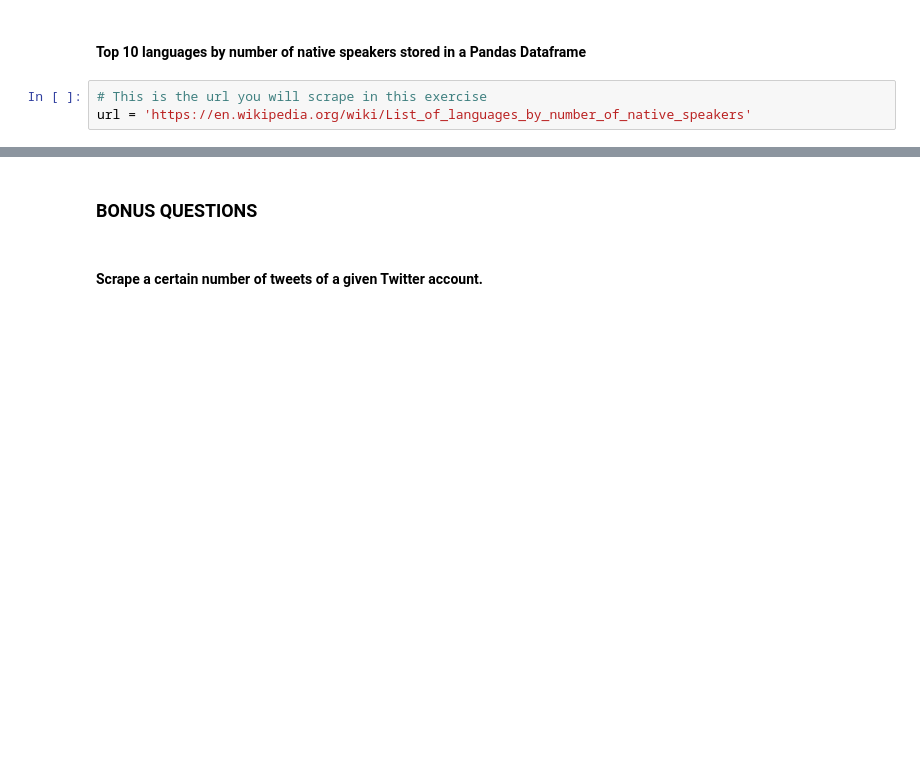
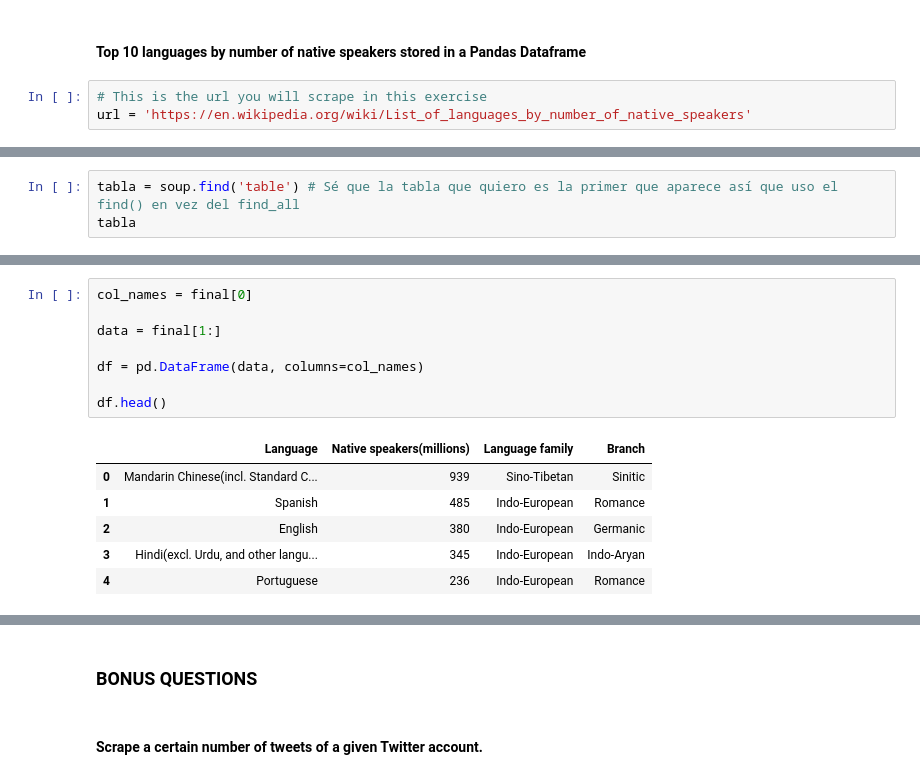
Before and after one commit to Ironhack-Data-Madrid-Octubre-2023/4.2-lab_web_scraping, a Jupyter notebook: your-code/main.ipynb, the cells around one changed output, grey strips where cells are left out. Saved outputs shown, nothing was run; the diff lists cells and outputs as text; blank space fills up the shorter version.

```diff
--- a/your-code/main.ipynb
+++ b/your-code/main.ipynb
@@ -719,0 +724,3 @@ url = 'https://en.wikipedia.org/wiki/List_of_languages_by_number_of_native_speak
+# %%
+tabla = soup.find('table') # Sé que la tabla que quiero es la primer que aparece así que uso el find() en vez del find_all
+tabla
@@ -719,0 +829,15 @@ url = 'https://en.wikipedia.org/wiki/List_of_languages_by_number_of_native_speak
+# %%
+col_names = final[0]
+
+data = final[1:]
+
+df = pd.DataFrame(data, columns=col_names)
+
+df.head()
+# %% [output]
+|  | Language | Native speakers(millions) | Language family | Branch |
+| 0 | Mandarin Chinese(incl. Standard C... | 939 | Sino-Tibetan | Sinitic |
+| 1 | Spanish | 485 | Indo-European | Romance |
+| 2 | English | 380 | Indo-European | Germanic |
+| 3 | Hindi(excl. Urdu, and other langu... | 345 | Indo-European | Indo-Aryan |
+| 4 | Portuguese | 236 | Indo-European | Romance |
```
Also changed, not shown: parts of 10 cells of this notebook.
